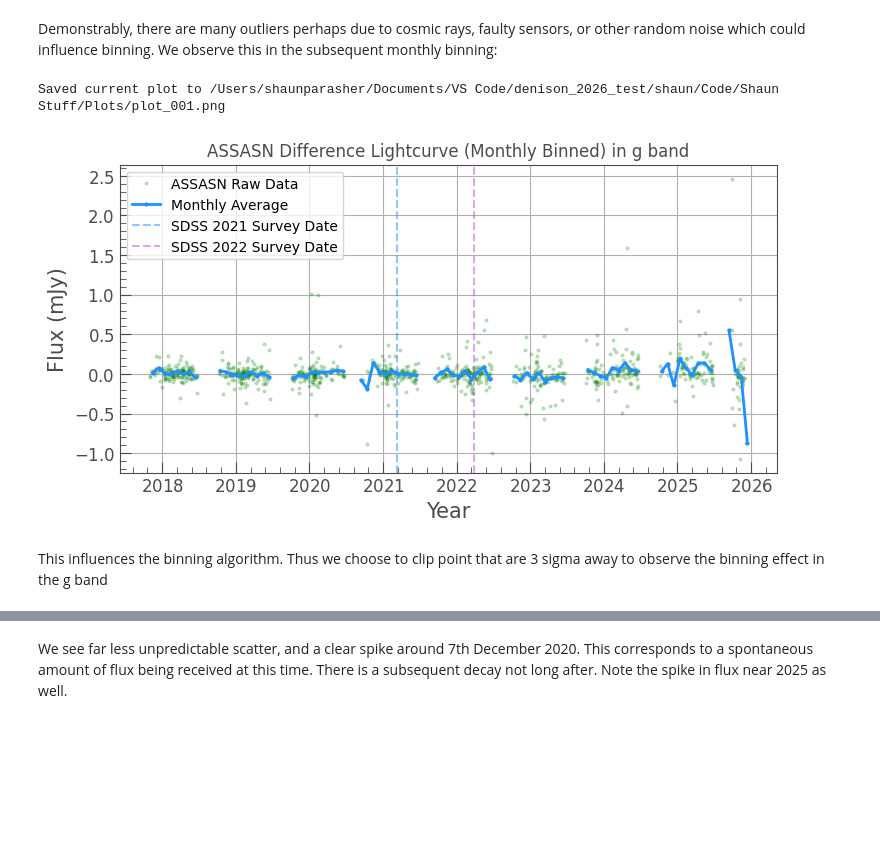
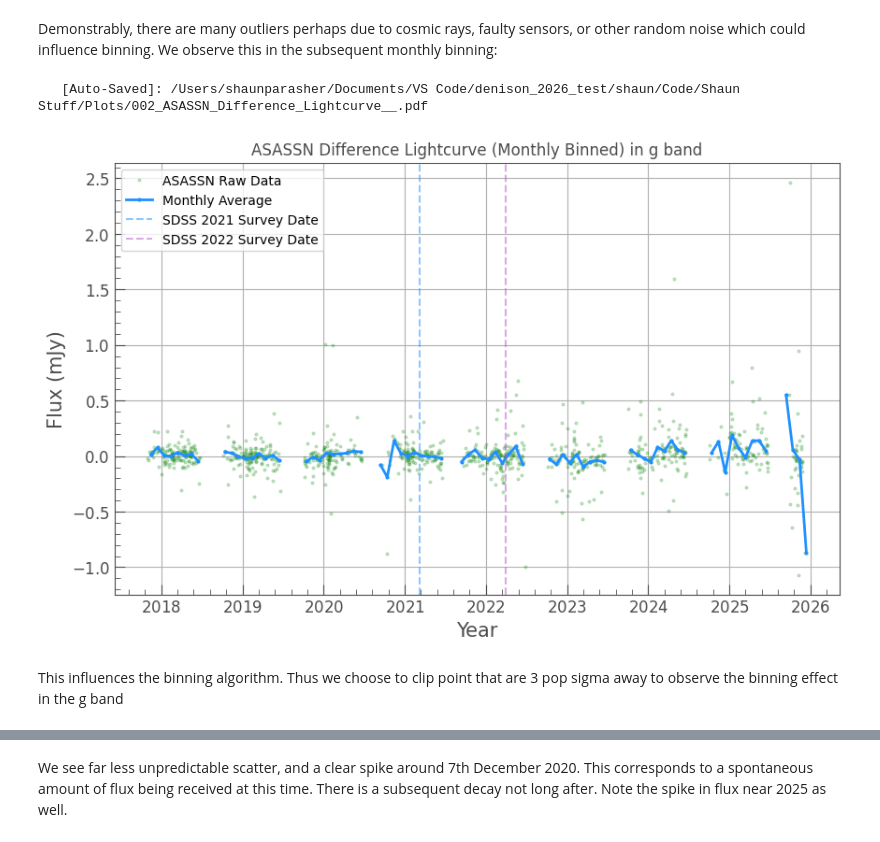
Before and after one commit to things-0/denison_2026, a Jupyter notebook: shaun/Code/Shaun Stuff/main.ipynb, the cells around one changed output, grey strips where cells are left out. Drawn from its saved outputs; the diff is of its cells as text; code cells hidden in the pictures; blank space fills up the shorter version.

```diff
--- a/shaun/Code/Shaun Stuff/main.ipynb
+++ b/shaun/Code/Shaun Stuff/main.ipynb
@@ -113,23 +191,23 @@ RecursionError: maximum recursion depth exceeded
 Demonstrably, there are many outliers perhaps due to cosmic rays, faulty sensors, or other random noise which could influence binning. We observe this in the subsequent monthly binning:
 # %%
 interval = 0.08328542094 # a month is on average 30.42 days - 30.42 / 365.25
-ax = curve.plot(alpha=0.2, color='green', label='ASSASN Raw Data', linestyle='none', marker='o')
+ax = curve.plot(alpha=0.2, color='green', label='ASASSN Raw Data', linestyle='none', marker='o')
 bin_curve = curve.bin(time_bin_size=interval)
 
 bin_curve.plot(ax=ax, color='dodgerblue', linewidth=2, marker='o', label='Monthly Average')
 
-ax.set_title(f"ASSASN Difference Lightcurve (Monthly Binned) in {band1} band")
+ax.set_title(f"ASASSN Difference Lightcurve (Monthly Binned) in {band1} band")
 ax.set_xlabel("Year")
 ax.set_ylabel("Flux (mJy)")
 plt.axvline(x=2021.186, label='SDSS 2021 Survey Date', color = 'dodgerblue', linestyle='dashed', alpha = 0.5)
 plt.axvline(x=2022.238888888889, label='SDSS 2022 Survey Date', color = 'mediumorchid', linestyle='dashed', alpha = 0.5)
-plt.legend()
+plt.legend(loc='upper left')
 plt.grid()
 plt.show()
 # %% [output]
-Saved current plot to /Users/shaunparasher/Documents/VS Code/denison_2026_test/shaun/Code/Shaun Stuff/Plots/plot_001.png
+   [Auto-Saved]: /Users/shaunparasher/Documents/VS Code/denison_2026_test/shaun/Code/Shaun Stuff/Plots/002_ASASSN_Difference_Lightcurve__.pdf
-[figure, old version]
+[figure, new version]
 # %% [markdown]
-This influences the binning algorithm. Thus we choose to clip point that are 3 sigma away to observe the binning effect in the g band
+This influences the binning algorithm. Thus we choose to clip point that are 3 pop sigma away to observe the binning effect in the g band
 # %%
 sigma = 3 # change this for tighter/looser clipping
```
Also changed, not shown: parts of 41 cells of this notebook, 55 other files.
